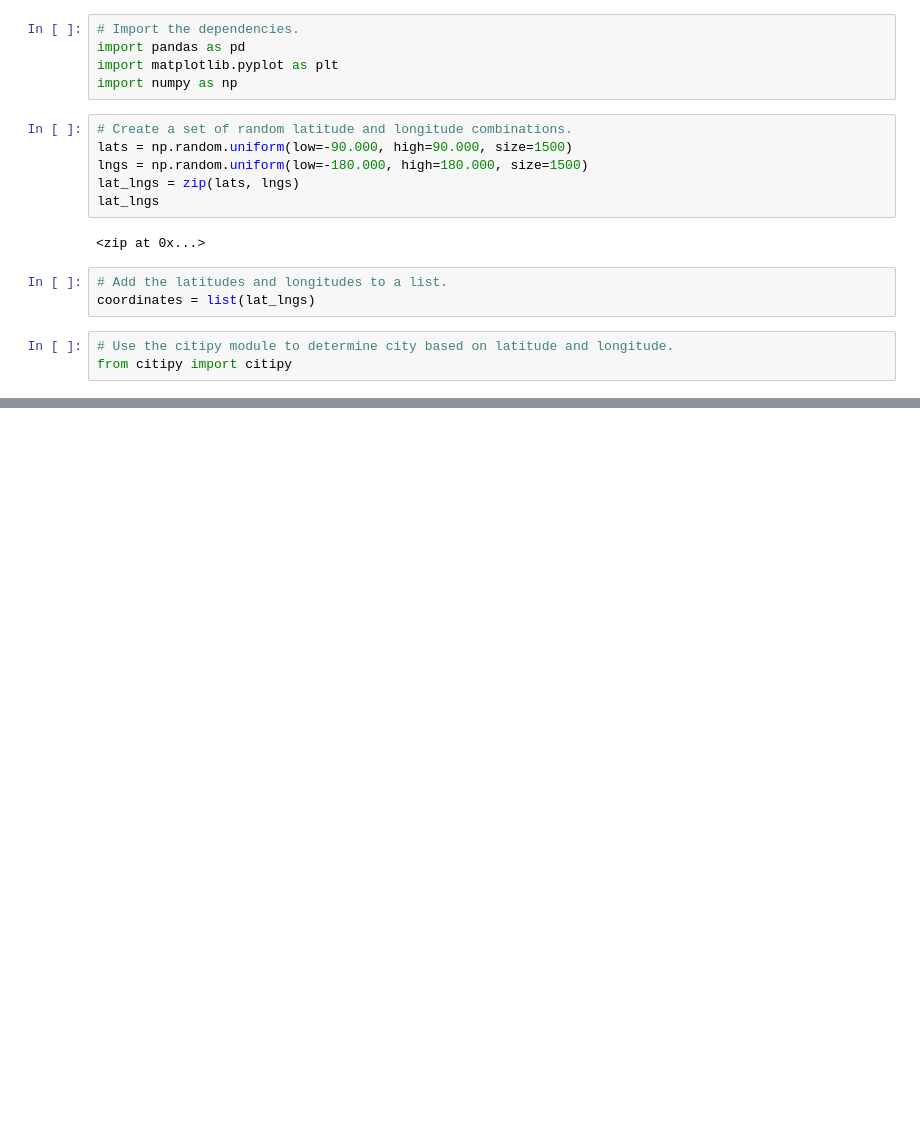
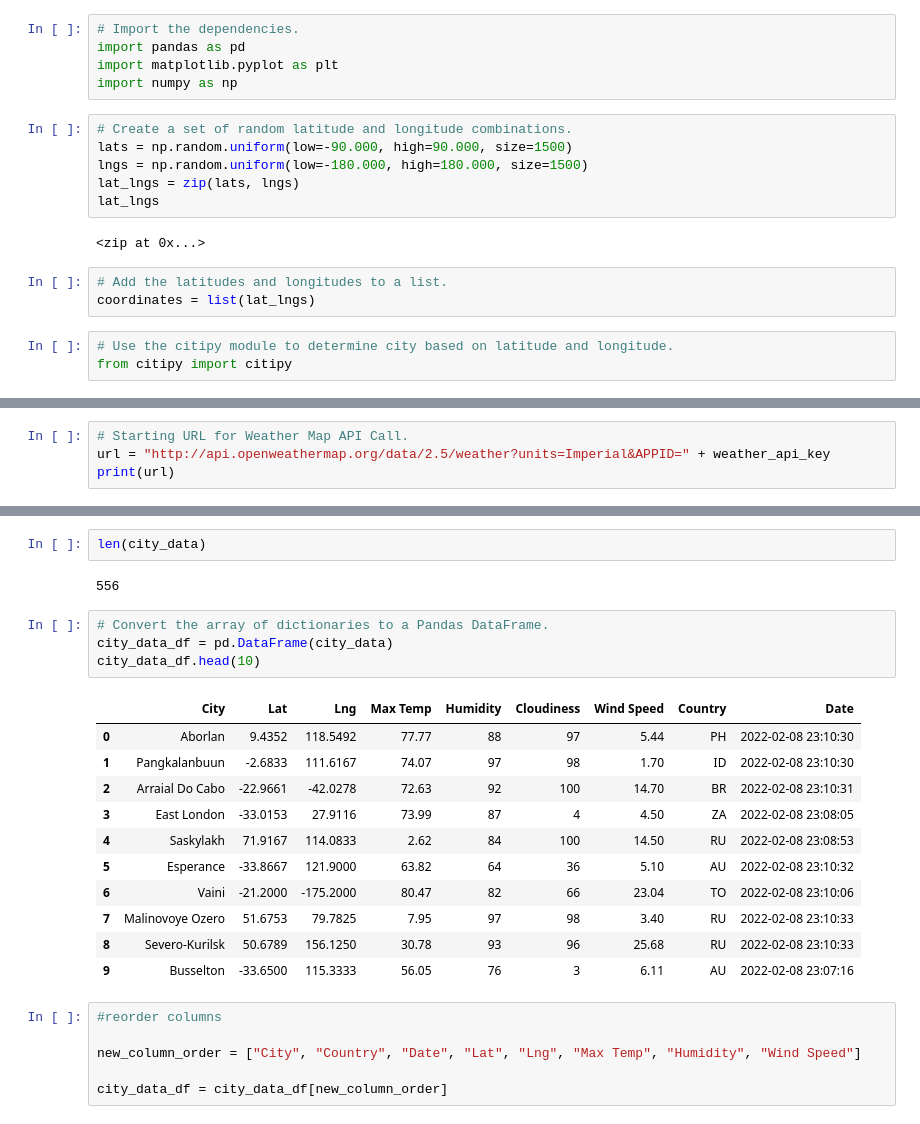
Before and after one commit to adshaughn/World_Weather_Analysis, a Jupyter notebook: WeatherPy.ipynb, the cells around one changed output, grey strips where cells are left out. Cells and saved outputs as stored; diff of their text form; blank space fills up the shorter version.

```diff
--- a/WeatherPy.ipynb
+++ b/WeatherPy.ipynb
@@ -33,0 +40,4 @@ len(cities)
+# %%
+# Starting URL for Weather Map API Call.
+url = "http://api.openweathermap.org/data/2.5/weather?units=Imperial&APPID=" + weather_api_key
+print(url)
@@ -33,0 +130,26 @@ len(cities)
+# %%
+len(city_data)
+# %% [output]
+556
+# %%
+# Convert the array of dictionaries to a Pandas DataFrame.
+city_data_df = pd.DataFrame(city_data)
+city_data_df.head(10)
+# %% [output]
+|  | City | Lat | Lng | Max Temp | Humidity | Cloudiness | Wind Speed | Country | Date |
+| 0 | Aborlan | 9.4352 | 118.5492 | 77.77 | 88 | 97 | 5.44 | PH | 2022-02-08 23:10:30 |
+| 1 | Pangkalanbuun | -2.6833 | 111.6167 | 74.07 | 97 | 98 | 1.70 | ID | 2022-02-08 23:10:30 |
+| 2 | Arraial Do Cabo | -22.9661 | -42.0278 | 72.63 | 92 | 100 | 14.70 | BR | 2022-02-08 23:10:31 |
+| 3 | East London | -33.0153 | 27.9116 | 73.99 | 87 | 4 | 4.50 | ZA | 2022-02-08 23:08:05 |
+| 4 | Saskylakh | 71.9167 | 114.0833 | 2.62 | 84 | 100 | 14.50 | RU | 2022-02-08 23:08:53 |
+| 5 | Esperance | -33.8667 | 121.9000 | 63.82 | 64 | 36 | 5.10 | AU | 2022-02-08 23:10:32 |
+| 6 | Vaini | -21.2000 | -175.2000 | 80.47 | 82 | 66 | 23.04 | TO | 2022-02-08 23:10:06 |
+| 7 | Malinovoye Ozero | 51.6753 | 79.7825 | 7.95 | 97 | 98 | 3.40 | RU | 2022-02-08 23:10:33 |
+| 8 | Severo-Kurilsk | 50.6789 | 156.1250 | 30.78 | 93 | 96 | 25.68 | RU | 2022-02-08 23:10:33 |
+| 9 | Busselton | -33.6500 | 115.3333 | 56.05 | 76 | 3 | 6.11 | AU | 2022-02-08 23:07:16 |
+# %%
+#reorder columns
+
+new_column_order = ["City", "Country", "Date", "Lat", "Lng", "Max Temp", "Humidity", "Wind Speed"]
+
+city_data_df = city_data_df[new_column_order]
```
Also changed, not shown: parts of 7 cells of this notebook, 3 other files.
